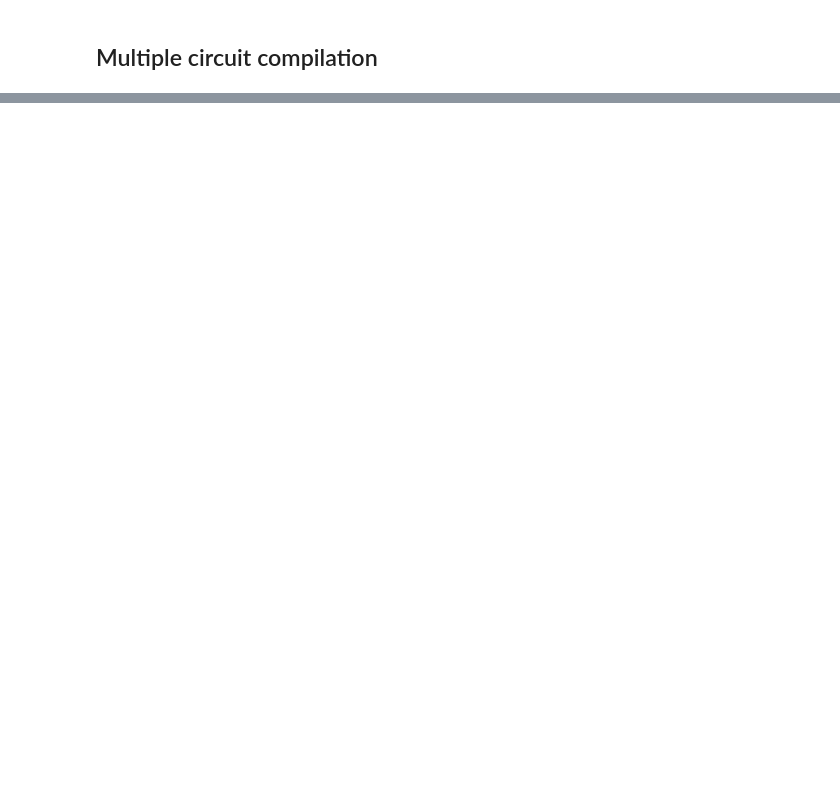
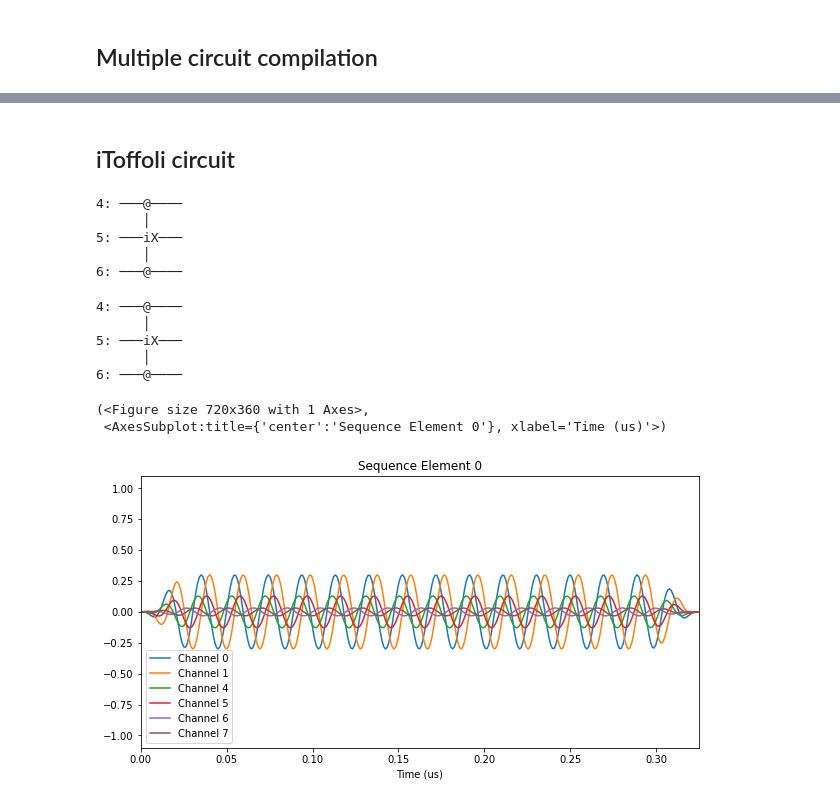
Before and after one commit to SupertechLabs/cirq-superstaq, a Jupyter notebook: examples/aqt_compile.ipynb, the cells around one changed output, grey strips where cells are left out. Drawn from its saved outputs; the diff is of its cells as text; code cells hidden in the pictures; blank space fills up the shorter version.

Commit message:
iToffoli example in notebook

```diff
--- a/examples/aqt_compile.ipynb
+++ b/examples/aqt_compile.ipynb
@@ -7,5 +6,5 @@ from cirq_superstaq import Service
 # %%
-service = Service(remote_host="https://127.0.0.1:5000", api_key="ya29.A0ARrdaM8oVba24A60a7G7Fipf-V6NUSjXIkYdvKI6Nq7ba5bWPqGjxiyZCY0p-VIDyPF7DQMeH9qzjc2FsPaJJzNzFsNfAdJ4eOw959OLBdi0-oWFauUhYitEsWN8UI7-yQaAE_UsSwQOSXY4TRVEEwyVzUJS6B0")
+service = cirq_superstaq.Service(api_key="YOUR API KEY")
 # %%
 # Do this if you need to upload new configs:
 res = service.aqt_upload_configs(
@@ -78,0 +47,27 @@ compiler_output.seq.plot(element=1)
+# %% [markdown]
+## iToffoli circuit
+# %%
+circuit1 = cirq.Circuit(cirq_superstaq.ITOFFOLI(qubits[4], qubits[6], qubits[5]))
+print(circuit1)
+# %% [output]
+4: ───@────
+      │
+5: ───iX───
+      │
+6: ───@────
+# %%
+compiler_output = service.aqt_compile(circuit1)
+# %%
+print(compiler_output.circuit)
+# %% [output]
+4: ───@────
+      │
+5: ───iX───
+      │
+6: ───@────
+# %%
+compiler_output.seq.plot(element=0)
+# %% [output]
+(<Figure size 720x360 with 1 Axes>,
+ <AxesSubplot:title={'center':'Sequence Element 0'}, xlabel='Time (us)'>)
+[figure, added]
```
Also changed, not shown: parts of 9 cells of this notebook.
